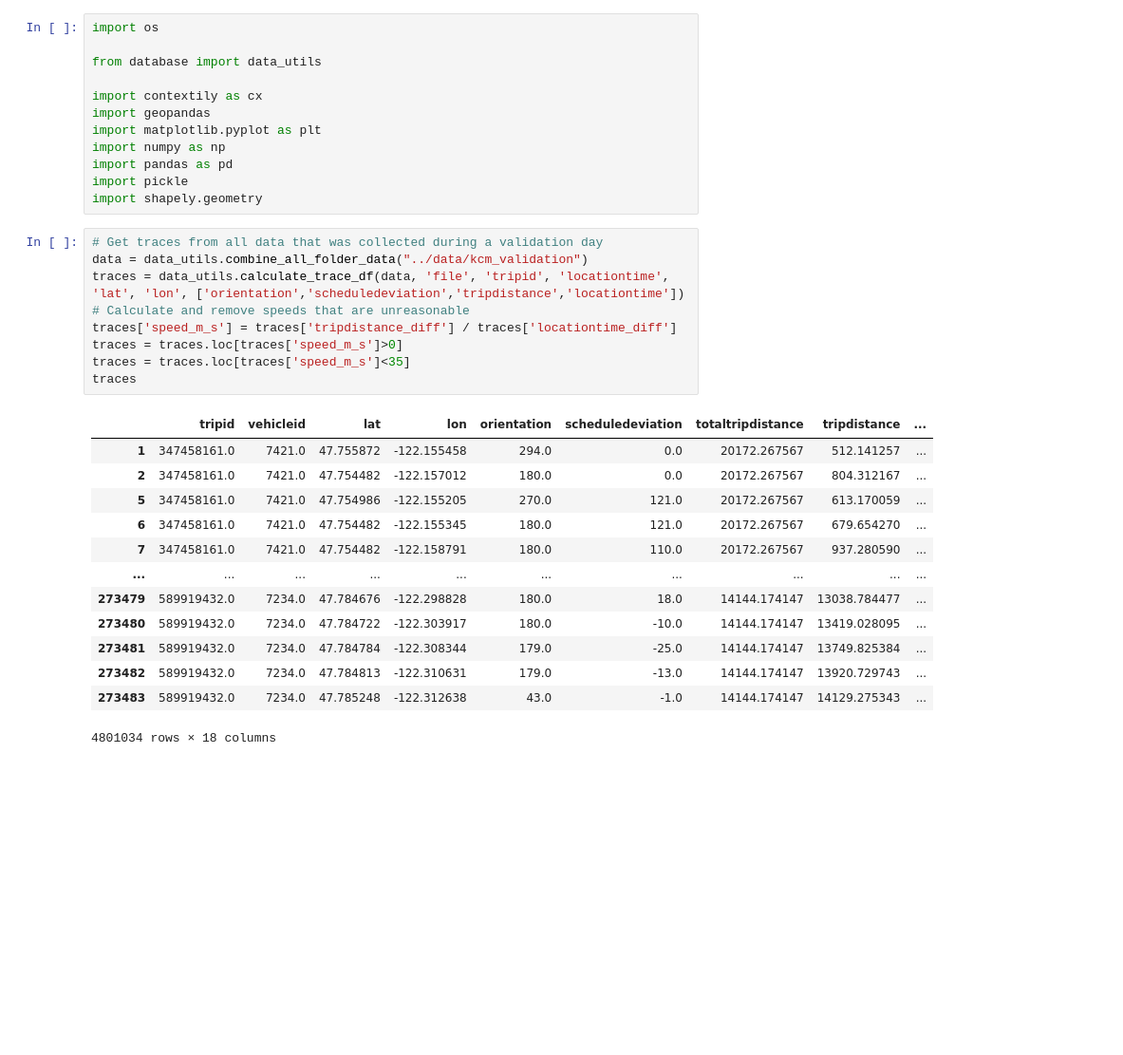
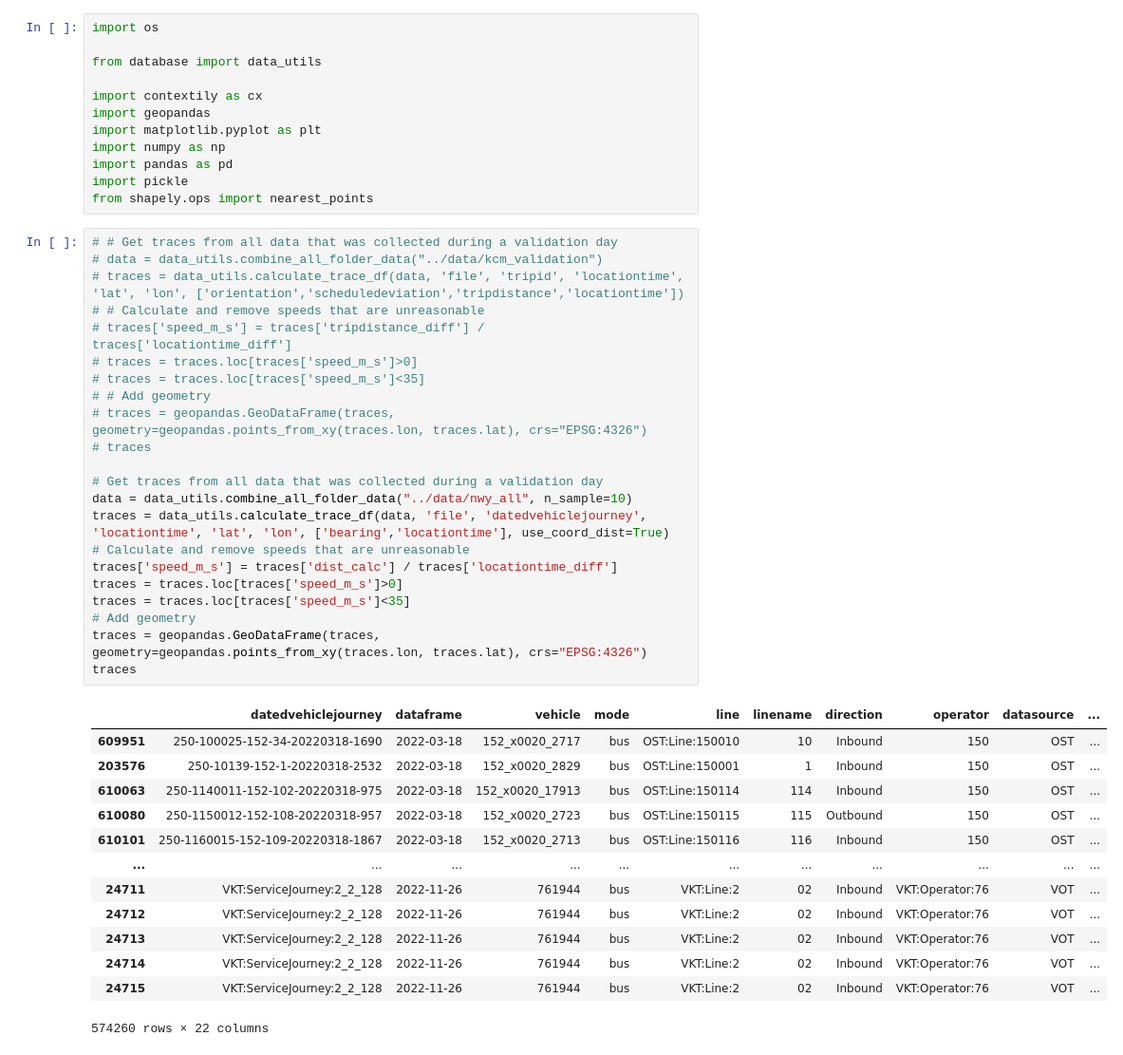
Before and after one commit to zackAemmer/generalizable_travel_times, a Jupyter notebook: src/03_map_features_to_network.ipynb, the cells around one changed output. Shown at 95% size. Cells and saved outputs as stored; diff of their text form; blank space fills up the shorter version.

Commit message:
Data formatting for DeepTTE

```diff
--- a/src/03_map_features_to_network.ipynb
+++ b/src/03_map_features_to_network.ipynb
@@ -9,30 +9,43 @@ import matplotlib.pyplot as plt
 import numpy as np
 import pandas as pd
 import pickle
-import shapely.geometry
+from shapely.ops import nearest_points
 # %%
+# # Get traces from all data that was collected during a validation day
+# data = data_utils.combine_all_folder_data("../data/kcm_validation")
+# traces = data_utils.calculate_trace_df(data, 'file', 'tripid', 'locationtime', 'lat', 'lon', ['orientation','scheduledeviation','tripdistance','locationtime'])
+# # Calculate and remove speeds that are unreasonable
+# traces['speed_m_s'] = traces['tripdistance_diff'] / traces['locationtime_diff']
+# traces = traces.loc[traces['speed_m_s']>0]
+# traces = traces.loc[traces['speed_m_s']<35]
+# # Add geometry
+# traces = geopandas.GeoDataFrame(traces, geometry=geopandas.points_from_xy(traces.lon, traces.lat), crs="EPSG:4326")
+# traces
+
 # Get traces from all data that was collected during a validation day
-data = data_utils.combine_all_folder_data("../data/kcm_validation")
-traces = data_utils.calculate_trace_df(data, 'file', 'tripid', 'locationtime', 'lat', 'lon', ['orientation','scheduledeviation','tripdistance','locationtime'])
+data = data_utils.combine_all_folder_data("../data/nwy_all", n_sample=10)
+traces = data_utils.calculate_trace_df(data, 'file', 'datedvehiclejourney', 'locationtime', 'lat', 'lon', ['bearing','locationtime'], use_coord_dist=True)
 # Calculate and remove speeds that are unreasonable
-traces['speed_m_s'] = traces['tripdistance_diff'] / traces['locationtime_diff']
+traces['speed_m_s'] = traces['dist_calc'] / traces['locationtime_diff']
 traces = traces.loc[traces['speed_m_s']>0]
 traces = traces.loc[traces['speed_m_s']<35]
+# Add geometry
+traces = geopandas.GeoDataFrame(traces, geometry=geopandas.points_from_xy(traces.lon, traces.lat), crs="EPSG:4326")
 traces
 # %% [output]
-|  | tripid | vehicleid | lat | lon | orientation | scheduledeviation | totaltripdistance | tripdistance | ... |
-| 1 | 347458161.0 | 7421.0 | 47.755872 | -122.155458 | 294.0 | 0.0 | 20172.267567 | 512.141257 | ... |
-| 2 | 347458161.0 | 7421.0 | 47.754482 | -122.157012 | 180.0 | 0.0 | 20172.267567 | 804.312167 | ... |
-| 5 | 347458161.0 | 7421.0 | 47.754986 | -122.155205 | 270.0 | 121.0 | 20172.267567 | 613.170059 | ... |
-| 6 | 347458161.0 | 7421.0 | 47.754482 | -122.155345 | 180.0 | 121.0 | 20172.267567 | 679.654270 | ... |
-| 7 | 347458161.0 | 7421.0 | 47.754482 | -122.158791 | 180.0 | 110.0 | 20172.267567 | 937.280590 | ... |
-| ... | ... | ... | ... | ... | ... | ... | ... | ... | ... |
-| 273479 | 589919432.0 | 7234.0 | 47.784676 | -122.298828 | 180.0 | 18.0 | 14144.174147 | 13038.784477 | ... |
-| 273480 | 589919432.0 | 7234.0 | 47.784722 | -122.303917 | 180.0 | -10.0 | 14144.174147 | 13419.028095 | ... |
-| 273481 | 589919432.0 | 7234.0 | 47.784784 | -122.308344 | 179.0 | -25.0 | 14144.174147 | 13749.825384 | ... |
-| 273482 | 589919432.0 | 7234.0 | 47.784813 | -122.310631 | 179.0 | -13.0 | 14144.174147 | 13920.729743 | ... |
-| 273483 | 589919432.0 | 7234.0 | 47.785248 | -122.312638 | 43.0 | -1.0 | 14144.174147 | 14129.275343 | ... |
+|  | datedvehiclejourney | dataframe | vehicle | mode | line | linename | direction | operator | datasource | ... |
+| 609951 | 250-100025-152-34-20220318-1690 | 2022-03-18 | 152_x0020_2717 | bus | OST:Line:150010 | 10 | Inbound | 150 | OST | ... |
+| 203576 | 250-10139-152-1-20220318-2532 | 2022-03-18 | 152_x0020_2829 | bus | OST:Line:150001 | 1 | Inbound | 150 | OST | ... |
+| 610063 | 250-1140011-152-102-20220318-975 | 2022-03-18 | 152_x0020_17913 | bus | OST:Line:150114 | 114 | Inbound | 150 | OST | ... |
+| 610080 | 250-1150012-152-108-20220318-957 | 2022-03-18 | 152_x0020_2723 | bus | OST:Line:150115 | 115 | Outbound | 150 | OST | ... |
+| 610101 | 250-1160015-152-109-20220318-1867 | 2022-03-18 | 152_x0020_2713 | bus | OST:Line:150116 | 116 | Inbound | 150 | OST | ... |
+| ... | ... | ... | ... | ... | ... | ... | ... | ... | ... | ... |
+| 24711 | VKT:ServiceJourney:2_2_128 | 2022-11-26 | 761944 | bus | VKT:Line:2 | 02 | Inbound | VKT:Operator:76 | VOT | ... |
+| 24712 | VKT:ServiceJourney:2_2_128 | 2022-11-26 | 761944 | bus | VKT:Line:2 | 02 | Inbound | VKT:Operator:76 | VOT | ... |
+| 24713 | VKT:ServiceJourney:2_2_128 | 2022-11-26 | 761944 | bus | VKT:Line:2 | 02 | Inbound | VKT:Operator:76 | VOT | ... |
+| 24714 | VKT:ServiceJourney:2_2_128 | 2022-11-26 | 761944 | bus | VKT:Line:2 | 02 | Inbound | VKT:Operator:76 | VOT | ... |
+| 24715 | VKT:ServiceJourney:2_2_128 | 2022-11-26 | 761944 | bus | VKT:Line:2 | 02 | Inbound | VKT:Operator:76 | VOT | ... |
-4801034 rows × 18 columns
+574260 rows × 22 columns
 # %%
 # Map every trace to a network segment
 with open('../data/processed_networks/kcm_segments.pkl', 'rb') as f:
```
Also changed, not shown: parts of 4 cells of this notebook, 3 other files.
